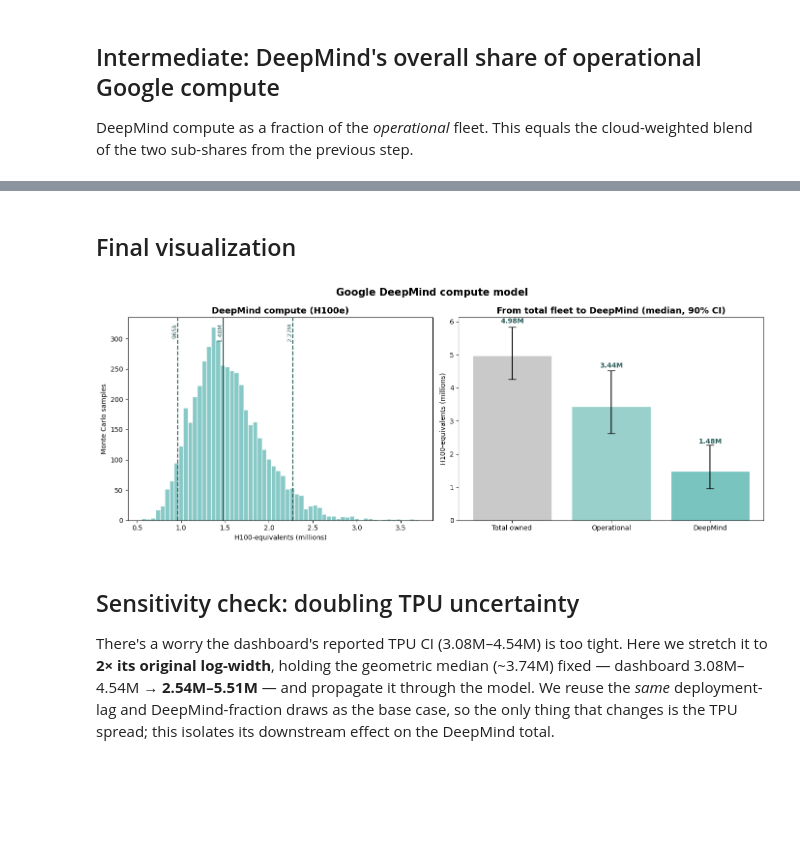
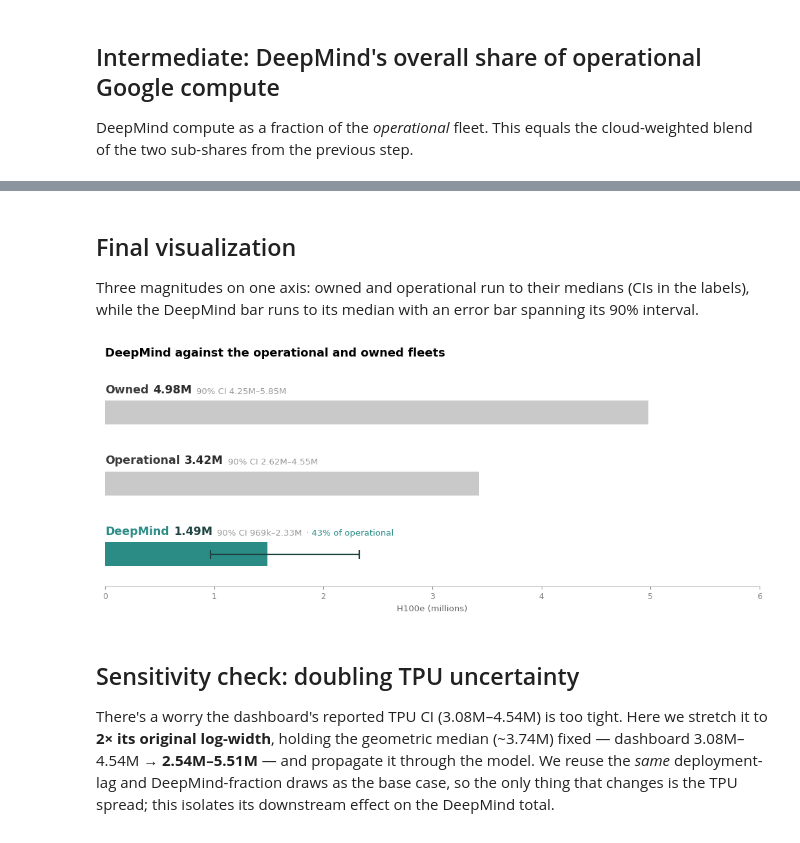
Before and after one commit to epoch-research/ai-companies, a Jupyter notebook: ai-lab-compute/deepmind_compute_model.ipynb, the cells around one changed output, grey strips where cells are left out. Drawn from its saved outputs; the diff is of its cells as text; code cells hidden in the pictures; blank space fills up the shorter version.

Commit message:
added meta model

```diff
--- a/ai-lab-compute/deepmind_compute_model.ipynb
+++ b/ai-lab-compute/deepmind_compute_model.ipynb
@@ -262,47 +320,55 @@ plt.show()
 # %% [markdown]
 ## Final visualization
+
+Three magnitudes on one axis: owned and operational run to their medians
+(CIs in the labels), while the DeepMind bar runs to its median with an
+error bar spanning its 90% interval.
 # %%
-dm_pct = sq.get_percentiles(dm_compute, percentiles=[5, 50, 95])
+fig, ax = plt.subplots(figsize=(11, 4.6))
+fig.subplots_adjust(left=0.05, right=0.97, top=0.86, bottom=0.13)
+ax.set_xlim(0, 6)
+ax.set_ylim(-0.45, 2.62)
 
-fig, axes = plt.subplots(1, 2, figsize=(14, 5.5))
+bar_h = 0.34
+share_of_op = np.median(dm_fraction)
 
-# Distribution of DeepMind compute
-ax = axes[0]
-ax.hist(dm_compute / 1e6, bins=60, color="#7AC4C0", edgecolor="white", alpha=0.9)
-for q, style in [(5, "--"), (50, "-"), (95, "--")]:
-    v = dm_pct[q] / 1e6
-    ax.axvline(v, color="#2B5F5C", linestyle=style, linewidth=1.6)
-    ax.text(v, ax.get_ylim()[1] * 0.97, fmt(dm_pct[q]), rotation=90,
-            va="top", ha="right", fontsize=9, color="#2B5F5C")
-ax.set_title("DeepMind compute (H100e)", fontsize=13, weight="bold")
-ax.set_xlabel("H100-equivalents (millions)")
-ax.set_ylabel("Monte Carlo samples")
+for name, samples, y in [("Owned", total_owned, 2),
+                         ("Operational", operational, 1),
+                         ("DeepMind", dm_compute, 0)]:
+    lo, med, hi = np.percentile(samples, [5, 50, 95])
+    is_lab = name == "DeepMind"
+    spans = [
+        (name, dict(fontsize=12.5, fontweight="bold",
+                    color="#2B8C86" if is_lab else "#3a3a3a")),
+        (fmt(med), dict(fontsize=12.5, fontweight="bold",
+                        color="#1d4240" if is_lab else "#2b2b2b")),
+        (f"90% CI {fmt(lo)}–{fmt(hi)}", dict(fontsize=9.5, color="#999999")),
+    ]
+    if is_lab:
+        # bar to the median, error bar spanning the 90% CI
+        ax.barh(y, med / 1e6, height=bar_h, color="#2B8C86")
+        ax.errorbar(med / 1e6, y,
+                    xerr=[[(med - lo) / 1e6], [(hi - med) / 1e6]],
+                    fmt="none", ecolor="#1d4240", elinewidth=1.6,
+                    capsize=5, capthick=1.6, zorder=3)
+        spans.append((f"· {share_of_op:.0%} of operational",
+                      dict(fontsize=9.5, color="#2B8C86")))
+    else:
+        ax.barh(y, med / 1e6, height=bar_h, color="#C9C9C9")
+    label_spans(ax, 0, y + 0.24, spans)
 
-# Waterfall: total owned -> operational -> DeepMind
-ax = axes[1]
-stages = [("Total owned", total_owned), ("Operational", operational),
-          ("DeepMind", dm_compute)]
-pos = range(len(stages))
-med = [np.median(s) / 1e6 for _, s in stages]
-lo = [np.percentile(s, 5) / 1e6 for _, s in stages]
-hi = [np.percentile(s, 95) / 1e6 for _, s in stages]
-yerr = [np.array(med) - np.array(lo), np.array(hi) - np.array(med)]
-ax.bar(pos, med, yerr=yerr, color=["#C9C9C9", "#9AD0CC", "#7AC4C0"],
-       capsize=6, edgecolor="white")
-for i in pos:
-    ax.text(i, hi[i] * 1.02, fmt(med[i] * 1e6), ha="center", fontsize=10,
-            color="#2B5F5C", weight="bold")
-ax.set_xticks(list(pos))
-ax.set_xticklabels([s[0] for s in stages])
-ax.set_ylabel("H100-equivalents (millions)")
-ax.set_title("From total fleet to DeepMind (median, 90% CI)",
-             fontsize=13, weight="bold")
-
-fig.suptitle("Google DeepMind compute model", fontsize=15, weight="bold")
-fig.tight_layout()
+for side in ("top", "right", "left"):
+    ax.spines[side].set_visible(False)
+ax.spines["bottom"].set_color("#cccccc")
+ax.set_yticks([])
+ax.set_xticks(range(0, 7))
+ax.tick_params(axis="x", colors="#888888", labelsize=9)
+ax.set_xlabel("H100e (millions)", color="#666666", fontsize=9.5)
+ax.set_title("DeepMind against the operational and owned fleets",
+             loc="left", fontsize=13, weight="bold", pad=14)
 plt.show()
 # %% [output]
-[figure, old version]
+[figure, new version]
 # %% [markdown]
 ## Sensitivity check: doubling TPU uncertainty
 
```
Also changed, not shown: parts of 12 cells of this notebook, 6 other files.
